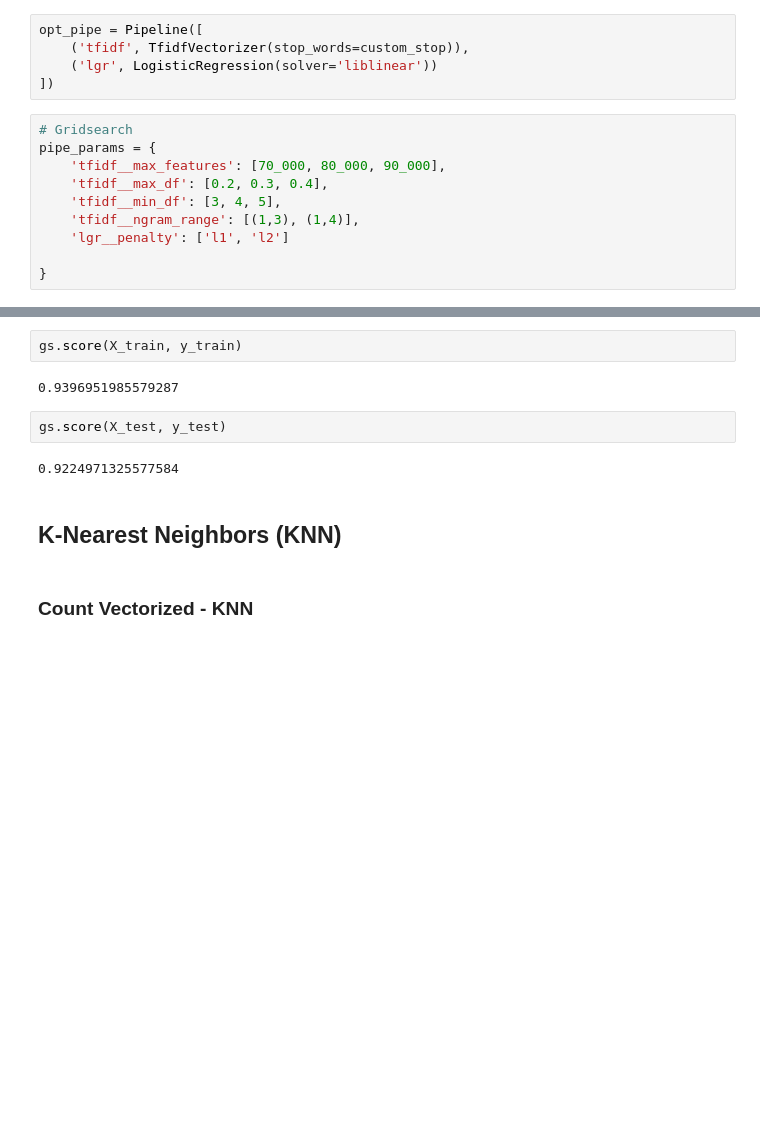
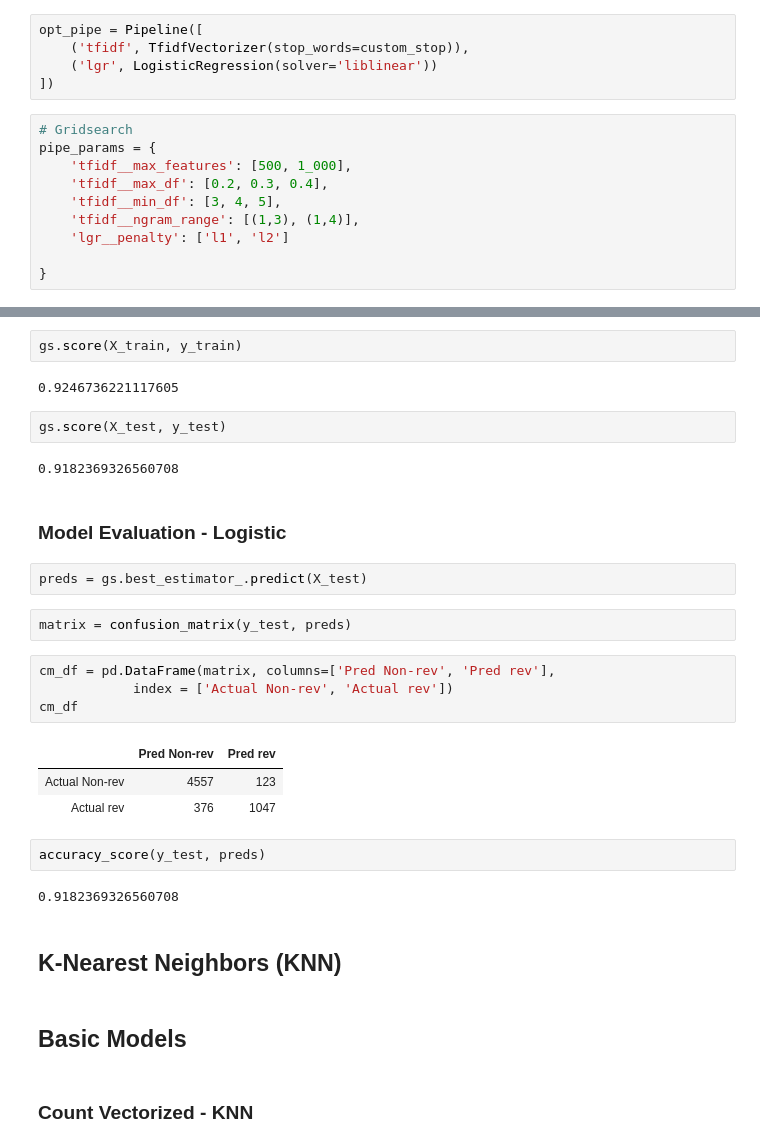
Before and after one commit to mayjordata/Project-TeamAlert, a Jupyter notebook: D.May Code Files/Modeling Notebook.ipynb, the cells around one changed output, grey strips where cells are left out. Cells and saved outputs as stored; diff of their text form; blank space fills up the shorter version.

Commit message:
updates to modeling file & time series analysis

```diff
--- a/D.May Code Files/Modeling Notebook.ipynb
+++ b/D.May Code Files/Modeling Notebook.ipynb
@@ -123,7 +123,7 @@ opt_pipe = Pipeline([
 # %%
 # Gridsearch
 pipe_params = {
-    'tfidf__max_features': [70_000, 80_000, 90_000],
+    'tfidf__max_features': [500, 1_000],
     'tfidf__max_df': [0.2, 0.3, 0.4],
     'tfidf__min_df': [3, 4, 5],
     'tfidf__ngram_range': [(1,3), (1,4)],
@@ -152,13 +152,33 @@ Fitting 3 folds for each of 108 candidates, totalling 324 fits
 # %%
 gs.score(X_train, y_train)
 # %% [output]
-0.9396951985579287
+0.9246736221117605
 # %%
 gs.score(X_test, y_test)
 # %% [output]
-0.9224971325577584
+0.9182369326560708
+# %% [markdown]
+### Model Evaluation - Logistic
+# %%
+preds = gs.best_estimator_.predict(X_test)
+# %%
+matrix = confusion_matrix(y_test, preds)
+# %%
+cm_df = pd.DataFrame(matrix, columns=['Pred Non-rev', 'Pred rev'],
+            index = ['Actual Non-rev', 'Actual rev'])
+cm_df
+# %% [output]
+|  | Pred Non-rev | Pred rev |
+| Actual Non-rev | 4557 | 123 |
+| Actual rev | 376 | 1047 |
+# %%
+accuracy_score(y_test, preds)
+# %% [output]
+0.9182369326560708
 # %% [markdown]
 ## K-Nearest Neighbors (KNN)
+# %% [markdown]
+## Basic Models
 # %% [markdown]
 ### Count Vectorized - KNN
 # %%
```
Also changed, not shown: parts of 29 cells of this notebook, 1 other file.
